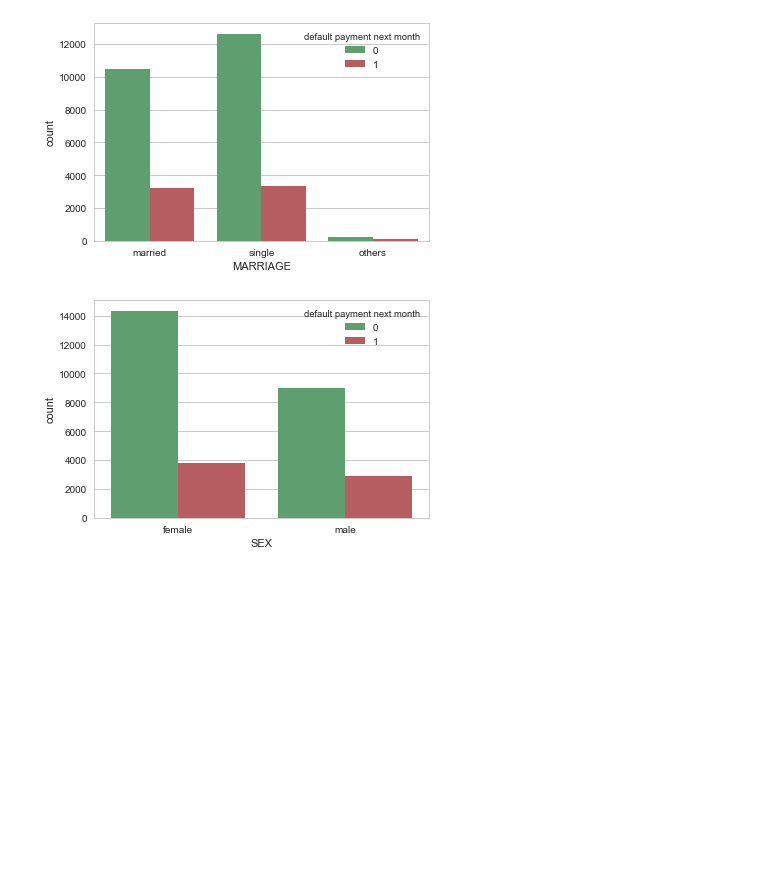
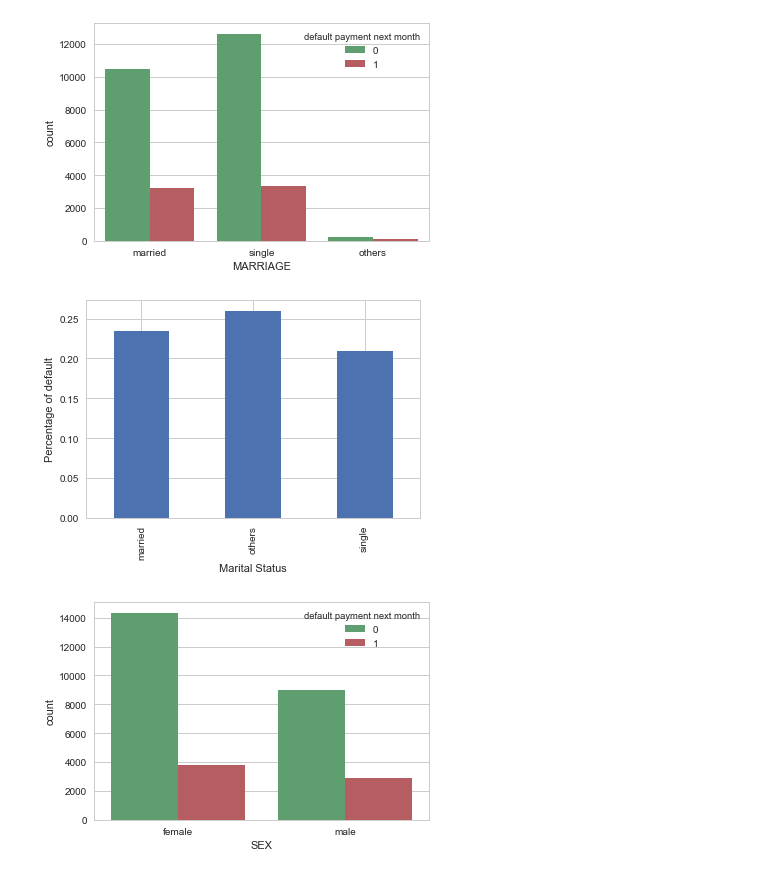
Before and after one commit to dipanjan123/Capsone_Data_Visualization, a Jupyter notebook: Data Visualization Capstone 1.ipynb, the cells around one changed output. Saved outputs shown, nothing was run; the diff lists cells and outputs as text; code cells hidden in the pictures; blank space fills up the shorter version.

```diff
--- a/Data Visualization Capstone 1.ipynb
+++ b/Data Visualization Capstone 1.ipynb
@@ -56,6 +73,14 @@ sns.countplot(x="MARRIAGE", hue="default payment next month", data=new_df, palet
 plt.show()
 # %% [output]
 [figure]
+# %%
+marriage = new_df.groupby('MARRIAGE')['default payment next month'].mean()
+marriage.plot(x='MARRIAGE', y = 'default payment next month', kind = 'bar')
+plt.xlabel('Marital Status')
+plt.ylabel('Percentage of default')
+plt.show()
+# %% [output]
+[figure, added]
 # %%
 # Which gender tends to default more
 sns.countplot(x="SEX", hue="default payment next month", data=new_df, palette=["C1","C2"])
```
Also changed, not shown: parts of 6 cells of this notebook.
